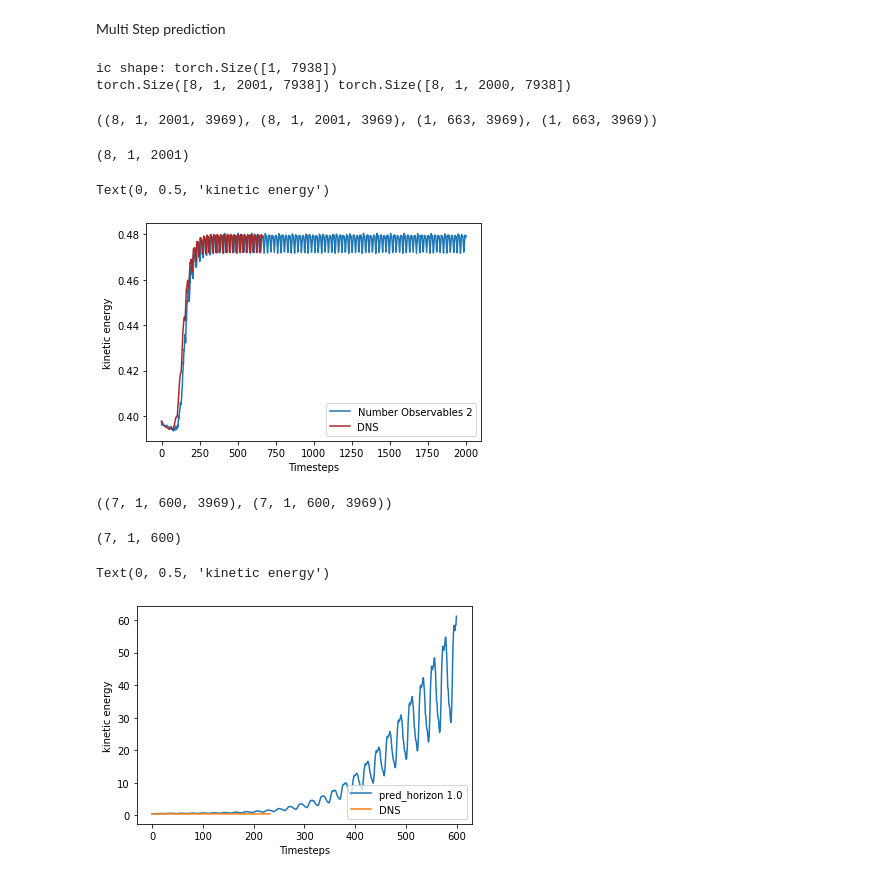
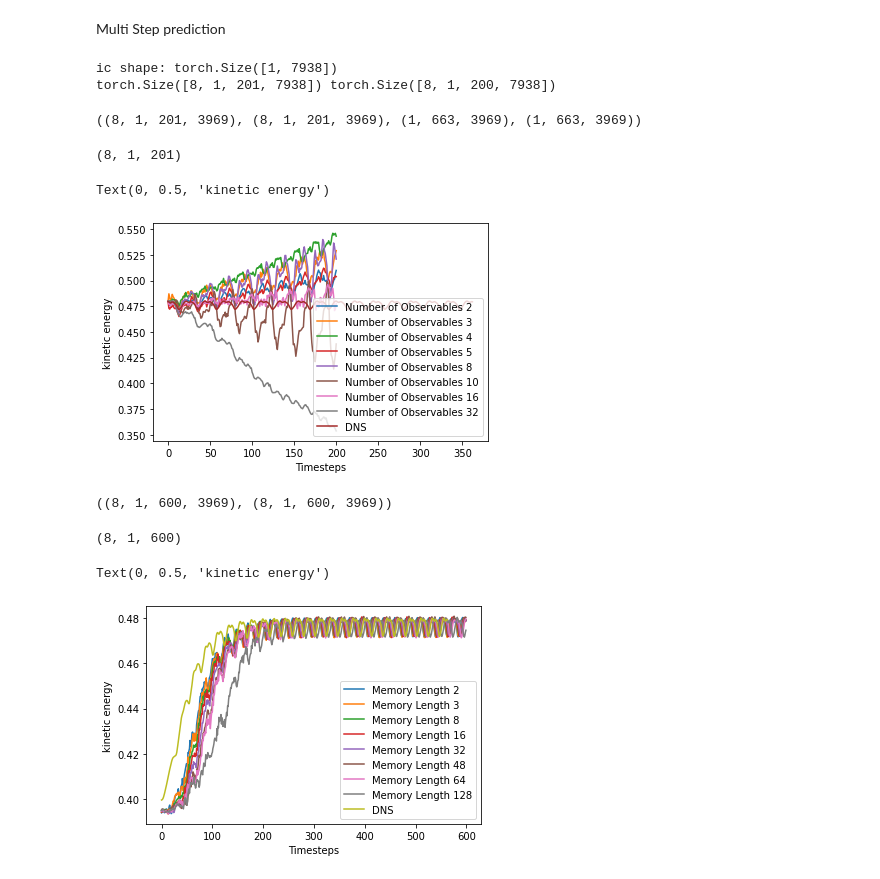
Before and after one commit to RigasLab/MZ-AE, a Jupyter notebook: Notebooks/Exp4_2DCyl/eval_model_notebook_2Dcyl_multimodel_multistep_Exp4.2.5.5.ipynb, the cells around one changed output. Saved outputs shown, nothing was run; the diff lists cells and outputs as text; code cells hidden in the pictures.

```diff
--- a/Notebooks/Exp4_2DCyl/eval_model_notebook_2Dcyl_multimodel_multistep_Exp4.2.5.5.ipynb
+++ b/Notebooks/Exp4_2DCyl/eval_model_notebook_2Dcyl_multimodel_multistep_Exp4.2.5.5.ipynb
@@ -16,20 +16,21 @@ import matplotlib.pyplot as plt
 import pandas as pd
 # %%
 torch.cuda.empty_cache()
-exp_dir   = "F:/PhD_Projects/MZA_Cluster_Models/Exp4.2.5.3_Transient_2DCyl_MULTISTEP_numobstest_nostateevo"
+exp_dir   = "F:/PhD_Projects/MZA_Cluster_Models/Exp4.2.5.5_Transient_2DCyl_MULTISTEP_obstest_noseqmodel_nostateevo"
 # pickle.load(open("Trained_Models/Cluster_Models/Exp4.2.4_Transient_2DCyl_MULTISTEP_numobstest_with_seqmodel_switch/sl33_nhu40_numobs3_bs16_lr5e-5_ph10/args"))
 models = []
 
 
 exp_name_list = [
-                 "sl33_nhu40_numobs2_bs16_lr5e-5_ph10_TMres_nostateevo",\
-                 "sl33_nhu40_numobs3_bs16_lr5e-5_ph10_TMres_nostateevo",\
-                 "sl33_nhu40_numobs4_bs16_lr5e-5_ph10_TMres_nostateevo",\
-                 "sl33_nhu40_numobs5_bs16_lr5e-5_ph10_TMres_nostateevo",\
-                 "sl33_nhu40_numobs8_bs16_lr5e-5_ph10_TMres_nostateevo",\
-                 "sl33_nhu40_numobs10_bs16_lr5e-5_ph10_TMres_nostateevo",\
-                 "sl33_nhu40_numobs16_bs16_lr5e-5_ph10_TMres_nostateevo",\
-                 "sl33_nhu40_numobs32_bs16_lr5e-5_ph10_TMres_nostateevo",\
+                  "sl33_nhu40_numobs2_bs16_lr5e-5_ph10_TMres_nostateevo",\
+                  "sl33_nhu40_numobs3_bs16_lr5e-5_ph10_TMres_nostateevo",\
+                  "sl33_nhu40_numobs4_bs16_lr5e-5_ph10_TMres_nostateevo",\
+                  "sl33_nhu40_numobs5_bs16_lr5e-5_ph10_TMres_nostateevo",\
+                  "sl33_nhu40_numobs8_bs16_lr5e-5_ph10_TMres_nostateevo",\
+                  "sl33_nhu40_numobs10_bs16_lr5e-5_ph10_TMres_nostateevo",\
+                  "sl33_nhu40_numobs16_bs16_lr5e-5_ph10_TMres_nostateevo",\
+                  "sl33_nhu40_numobs32_bs16_lr5e-5_ph10_TMres_nostateevo",\
+
 
                  ]
 for exp_name in exp_name_list:#os.listdir(exp_dir):
@@ -220,12 +221,13 @@ plt.ylabel("MSE")
 plt.legend()
 # %% [markdown]
 Multi Step prediction
-# %%
-models[0].deactivate_seqmodel = False
+# %%
+for i in [0,1,2,3,4,5,6,7]:
+    models[i].deactivate_seqmodel = False
 # %%
 #multistep prediction
-timesteps = 2000
-initial_step = 0
+timesteps = 200
+initial_step = 300
 initial_conditions = Phi_nn[:,initial_step,:].to(models[0].device)
 
 x_ms_hat, xkoop_ms_hat, xseq_ms_hat = [], [], []
@@ -242,7 +244,7 @@ for i in range(len(models)):
 print(Phi_ms_hat.shape, Phi_ms_koop.shape)
 # %% [output]
 ic shape: torch.Size([1, 7938])
-torch.Size([8, 1, 2001, 7938]) torch.Size([8, 1, 2000, 7938])
+torch.Size([8, 1, 201, 7938]) torch.Size([8, 1, 200, 7938])
 # %%
 U_ms_hat = Phi_ms_hat[...,:int(Phi_ms_hat.shape[-1]/2)].detach().cpu().numpy()
 V_ms_hat = Phi_ms_hat[...,int(Phi_ms_hat.shape[-1]/2):].detach().cpu().numpy()
@@ -251,43 +253,43 @@ V = Phi_nn[...,int(Phi_nn.shape[-1]/2):].detach().cpu().numpy()
 
 U_ms_hat.shape, V_ms_hat.shape, U.shape, V.shape
 # %% [output]
-((8, 1, 2001, 3969), (8, 1, 2001, 3969), (1, 663, 3969), (1, 663, 3969))
+((8, 1, 201, 3969), (8, 1, 201, 3969), (1, 663, 3969), (1, 663, 3969))
 # %%
 #calculating kinetic energy for multistep prediction
 k_ms_pred = energy(U_ms_hat, V_ms_hat)
 print(k_ms_pred.shape)
 plt.figure()
-for i in [0]:
+for i in [0,1,2,3,4,5,6,7]:
 
-    plt.plot(k_ms_pred[i,0,:], label = f"Number Observables {models[i].num_obs}")
+    plt.plot(k_ms_pred[i,0,:], label = f"Number of Observables {models[i].num_obs}")
     # else:
     #     plt.semilogy(State_MSE_multistep[len(models)-1].numpy(),".-",color = "brown", label = f"No Memory")
 # State_MSE_multistep[1] = Eval_MZA.state_mse(Phi_nn[:,:timesteps],Phi_ms_hat[1,:,:timesteps]).detach().cpu()
 # plt.semilogy(State_MSE_multistep[1].numpy(), label = f"Memory Length {models[1].seq_len}")
 plt.plot(k[0,initial_step:], label = "DNS",color = "brown")
 
 plt.legend(loc='lower right')
 plt.xlabel("Timesteps")
 plt.ylabel("kinetic energy")
 # %% [output]
-(8, 1, 2001)
+(8, 1, 201)
 Text(0, 0.5, 'kinetic energy')
-[figure, old version]
+[figure, new version]
 # %%
 U_ms_koop = Phi_ms_koop[...,:int(Phi_ms_koop.shape[-1]/2)].detach().cpu().numpy()
 V_ms_koop = Phi_ms_koop[...,int(Phi_ms_koop.shape[-1]/2):].detach().cpu().numpy()
 
 U_ms_koop.shape, V_ms_koop.shape
 # %% [output]
-((7, 1, 600, 3969), (7, 1, 600, 3969))
+((8, 1, 600, 3969), (8, 1, 600, 3969))
 # %%
 #calculating kinetic energy for multistep prediction
 k_ms_koop = energy(U_ms_koop, V_ms_koop)
 print(k_ms_koop.shape)
 plt.figure()
-for i in [0]:
+for i in [0,1,2,3,4,5,6,7]:
 
-    plt.plot(k_ms_koop[i,0,:], label = f"pred_horizon {models[i].seq_model_weight}")
+    plt.plot(k_ms_koop[i,0,:], label = f"Memory Length {models[i].seq_len-1}")
     # else:
     #     plt.semilogy(State_MSE_multistep[len(models)-1].numpy(),".-",color = "brown", label = f"No Memory")
 # State_MSE_multistep[1] = Eval_MZA.state_mse(Phi_nn[:,:timesteps],Phi_ms_hat[1,:,:timesteps]).detach().cpu()
@@ -298,9 +300,9 @@ plt.legend(loc='lower right')
 plt.xlabel("Timesteps")
 plt.ylabel("kinetic energy")
 # %% [output]
-(7, 1, 600)
+(8, 1, 600)
 Text(0, 0.5, 'kinetic energy')
-[figure, old version]
+[figure, new version]
 # %%
 #plotting mode evolution
 plt.figure()
```
Also changed, not shown: parts of 10 cells of this notebook, 6 other files.
